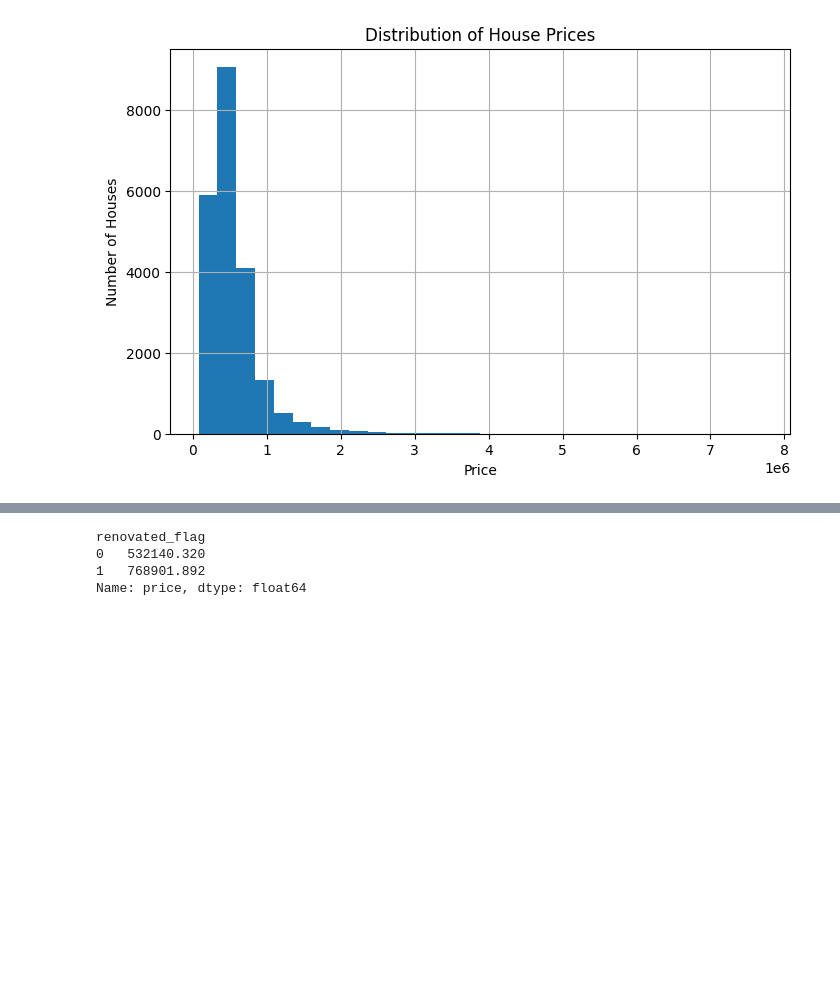
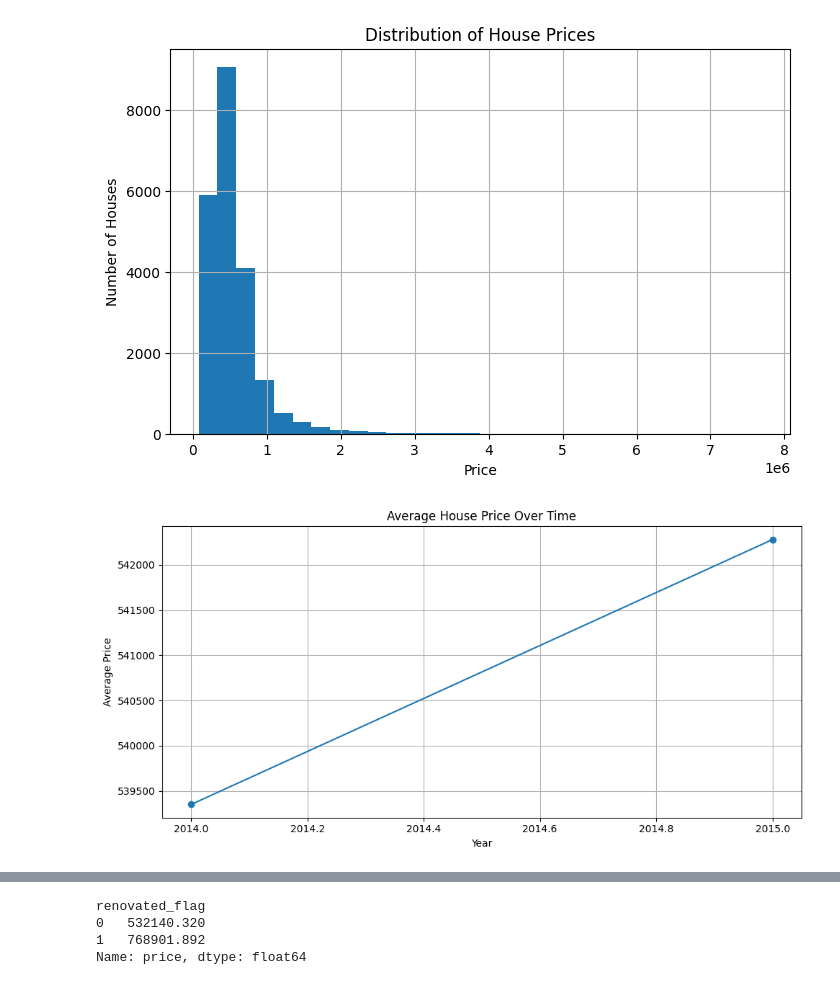
Before and after one commit to AliAlSudani0/House-markt-project, a Jupyter notebook: EDA.ipynb, the cells around one changed output, grey strips where cells are left out. Saved outputs shown, nothing was run; the diff lists cells and outputs as text; code cells hidden in the pictures; blank space fills up the shorter version.

```diff
--- a/EDA.ipynb
+++ b/EDA.ipynb
@@ -220,0 +296,11 @@ df[df["sqft_living"] > 10000][["sqft_living", "bedrooms", "price"]]
+# %%
+df['price_per_sqft'] = df['price'] / df['sqft_living']
+# %%
+# Avoid division by zero: sqft_living should always be > 0, but we guard anyway
+df['price_per_sqft'] = np.where(
+    df['sqft_living'] > 0,
+    df['price'] / df['sqft_living'],
+    np.nan
+)
+
+df[['price', 'sqft_living', 'price_per_sqft']].head()
@@ -235,3 +353,18 @@ plt.title("Distribution of House Prices")
 plt.show()
 # %% [output]
 [figure]
+# %%
+avg_price_year = df.groupby("year")["price"].mean()
+
+plt.figure(figsize=(10,5))
+avg_price_year.plot(kind="line", marker="o")
+plt.title("Average House Price Over Time")
+plt.xlabel("Year")
+plt.ylabel("Average Price")
+plt.grid(True)
+
+plt.tight_layout()
+plt.savefig("avg_price_over_time.png", dpi=300)
+plt.show()
+# %% [output]
+[figure, added]
```
Also changed, not shown: parts of 99 cells of this notebook, 2 other files.
